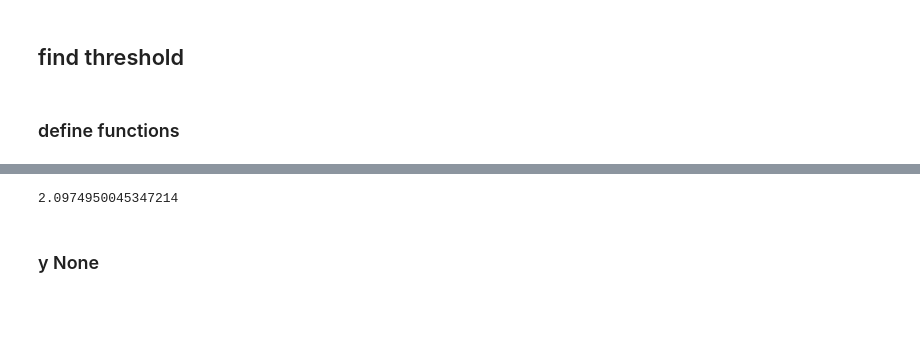
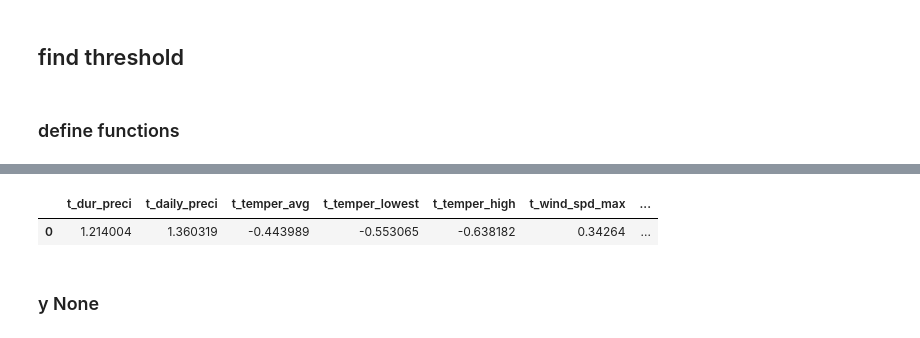
Before and after one commit to meowpunch/bobsim-research, a Jupyter notebook: src/main/python/naive_correlation.ipynb, the cells around one changed output, grey strips where cells are left out. Cells and saved outputs as stored; diff of their text form; code cells hidden in the pictures; blank space fills up the shorter version.

```diff
--- a/src/main/python/naive_correlation.ipynb
+++ b/src/main/python/naive_correlation.ipynb
@@ -161,10 +181,11 @@ result08.T
 | m_sign_wave_h_avg | None | None |
 | m_sign_wave_h_high | None | None |
 | m_max_wave_h_high | None | None |
-# %%
-skews08.sum()
-# %% [output]
-2.0974950045347214
+# %%
+skews08.to_frame().T
+# %% [output]
+|  | t_dur_preci | t_daily_preci | t_temper_avg | t_temper_lowest | t_temper_high | t_wind_spd_max | ... |
+| 0 | 1.214004 | 1.360319 | -0.443989 | -0.553065 | -0.638182 | 0.34264 | ... |
 # %%
 temp_df = result08.reset_index().rename(columns={"index": "price"})
 # %% [markdown]
```
Also changed, not shown: parts of 6 cells of this notebook, 3 other files.
